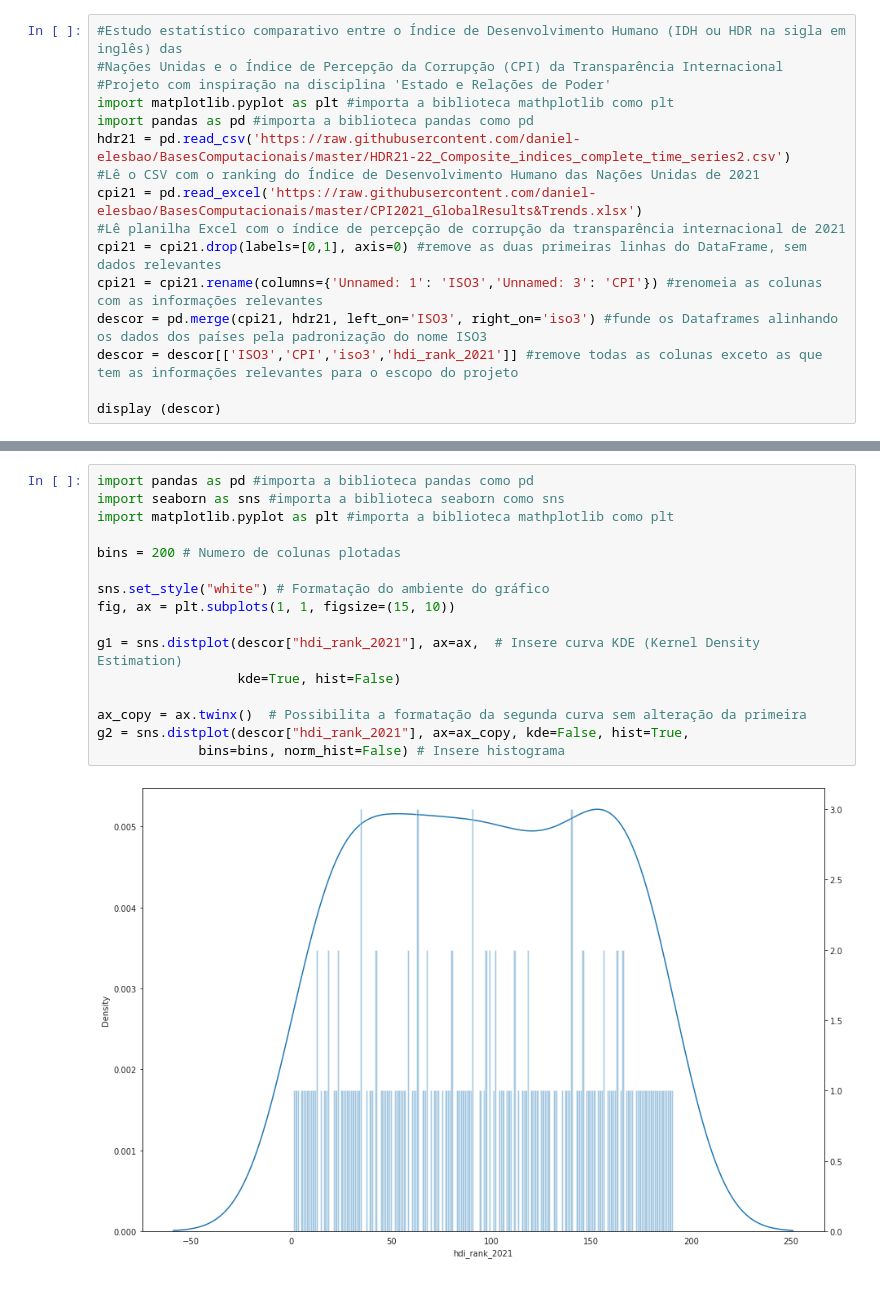
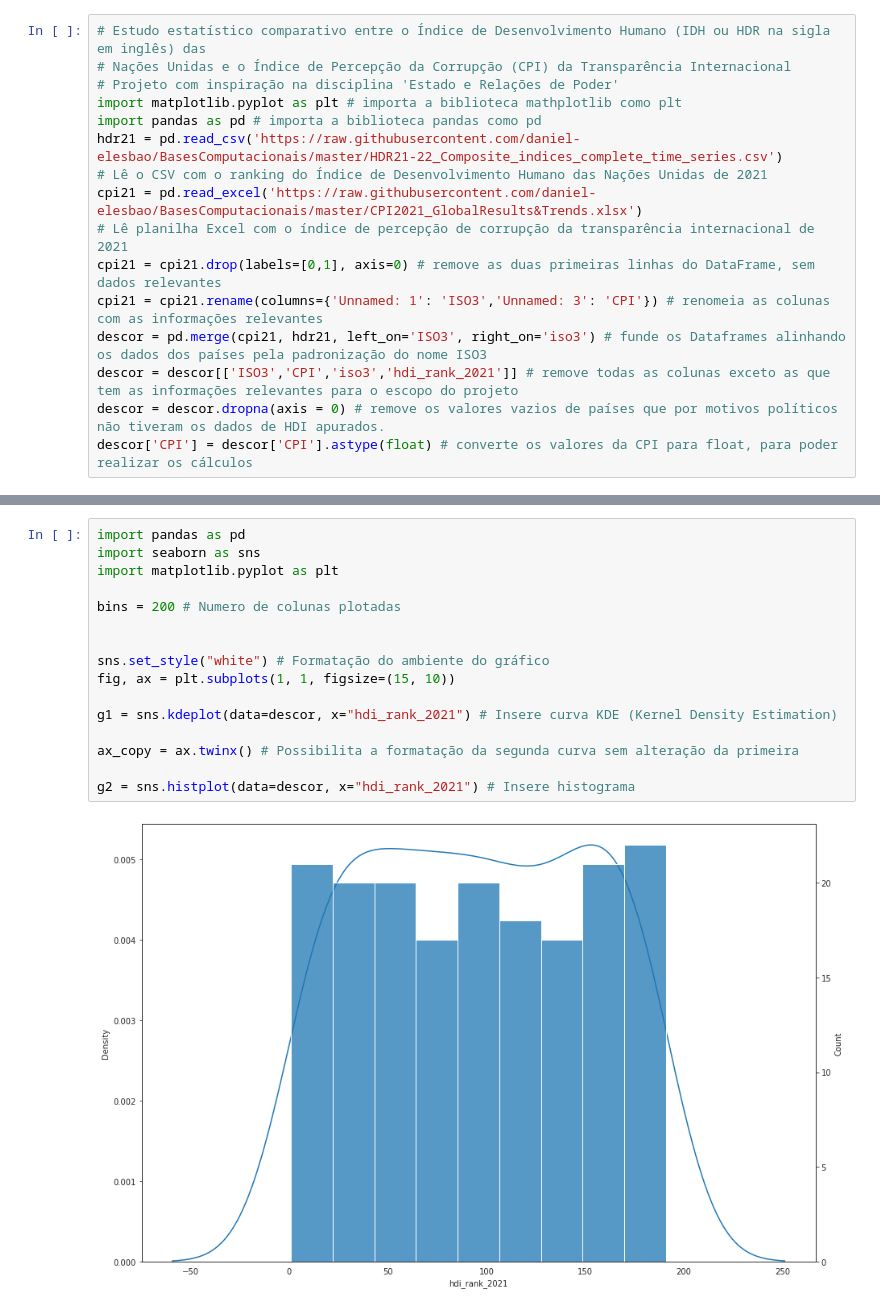
Before and after one commit to HarukiHenrike/BasesComputacionais, a Jupyter notebook: ProjetoBCCDanielZamboniElesbãoeLuizHenriquedaSilva.ipynb, the cells around one changed output, grey strips where cells are left out. Cells and saved outputs as stored; diff of their text form.

```diff
--- a/ProjetoBCCDanielZamboniElesbãoeLuizHenriquedaSilva.ipynb
+++ b/ProjetoBCCDanielZamboniElesbãoeLuizHenriquedaSilva.ipynb
@@ -10,16 +19,16 @@ Luiz Henrique da Silva - RA: 11202231412
 # %%
-#Estudo estatístico comparativo entre o Índice de Desenvolvimento Humano (IDH ou HDR na sigla em inglês) das
-#Nações Unidas e o Índice de Percepção da Corrupção (CPI) da Transparência Internacional
-#Projeto com inspiração na disciplina 'Estado e Relações de Poder'
-import matplotlib.pyplot as plt #importa a biblioteca mathplotlib como plt
-import pandas as pd #importa a biblioteca pandas como pd
-hdr21 = pd.read_csv('https://raw.githubusercontent.com/daniel-elesbao/BasesComputacionais/master/HDR21-22_Composite_indices_complete_time_series2.csv')
-#Lê o CSV com o ranking do Índice de Desenvolvimento Humano das Nações Unidas de 2021
+# Estudo estatístico comparativo entre o Índice de Desenvolvimento Humano (IDH ou HDR na sigla em inglês) das
+# Nações Unidas e o Índice de Percepção da Corrupção (CPI) da Transparência Internacional
+# Projeto com inspiração na disciplina 'Estado e Relações de Poder'
+import matplotlib.pyplot as plt # importa a biblioteca mathplotlib como plt
+import pandas as pd # importa a biblioteca pandas como pd
+hdr21 = pd.read_csv('https://raw.githubusercontent.com/daniel-elesbao/BasesComputacionais/master/HDR21-22_Composite_indices_complete_time_series.csv')
+# Lê o CSV com o ranking do Índice de Desenvolvimento Humano das Nações Unidas de 2021
 cpi21 = pd.read_excel('https://raw.githubusercontent.com/daniel-elesbao/BasesComputacionais/master/CPI2021_GlobalResults&Trends.xlsx')
-#Lê planilha Excel com o índice de percepção de corrupção da transparência internacional de 2021
-cpi21 = cpi21.drop(labels=[0,1], axis=0) #remove as duas primeiras linhas do DataFrame, sem dados relevantes
-cpi21 = cpi21.rename(columns={'Unnamed: 1': 'ISO3','Unnamed: 3': 'CPI'}) #renomeia as colunas com as informações relevantes
-descor = pd.merge(cpi21, hdr21, left_on='ISO3', right_on='iso3') #funde os Dataframes alinhando os dados dos países pela padronização do nome ISO3
-descor = descor[['ISO3','CPI','iso3','hdi_rank_2021']] #remove todas as colunas exceto as que tem as informações relevantes para o escopo do projeto
-
-display (descor)
+# Lê planilha Excel com o índice de percepção de corrupção da transparência internacional de 2021
+cpi21 = cpi21.drop(labels=[0,1], axis=0) # remove as duas primeiras linhas do DataFrame, sem dados relevantes
+cpi21 = cpi21.rename(columns={'Unnamed: 1': 'ISO3','Unnamed: 3': 'CPI'}) # renomeia as colunas com as informações relevantes
+descor = pd.merge(cpi21, hdr21, left_on='ISO3', right_on='iso3') # funde os Dataframes alinhando os dados dos países pela padronização do nome ISO3
+descor = descor[['ISO3','CPI','iso3','hdi_rank_2021']] # remove todas as colunas exceto as que tem as informações relevantes para o escopo do projeto
+descor = descor.dropna(axis = 0) # remove os valores vazios de países que por motivos políticos não tiveram os dados de HDI apurados.
+descor['CPI'] = descor['CPI'].astype(float) # converte os valores da CPI para float, para poder realizar os cálculos
@@ -84,18 +87,18 @@ g2 = sns.distplot(descor["CPI"], ax=ax_copy, kde=False, hist=True, # Insere hist
 # %%
-import pandas as pd #importa a biblioteca pandas como pd
-import seaborn as sns #importa a biblioteca seaborn como sns
-import matplotlib.pyplot as plt #importa a biblioteca mathplotlib como plt
+import pandas as pd
+import seaborn as sns
+import matplotlib.pyplot as plt
 
 bins = 200 # Numero de colunas plotadas
+
 
 sns.set_style("white") # Formatação do ambiente do gráfico
 fig, ax = plt.subplots(1, 1, figsize=(15, 10))
 
-g1 = sns.distplot(descor["hdi_rank_2021"], ax=ax,  # Insere curva KDE (Kernel Density Estimation)
-                  kde=True, hist=False)
+g1 = sns.kdeplot(data=descor, x="hdi_rank_2021") # Insere curva KDE (Kernel Density Estimation)
 
-ax_copy = ax.twinx()  # Possibilita a formatação da segunda curva sem alteração da primeira
-g2 = sns.distplot(descor["hdi_rank_2021"], ax=ax_copy, kde=False, hist=True,
-             bins=bins, norm_hist=False) # Insere histograma
+ax_copy = ax.twinx() # Possibilita a formatação da segunda curva sem alteração da primeira
+
+g2 = sns.histplot(data=descor, x="hdi_rank_2021") # Insere histograma
 # %% [output]
-[figure, old version]
+[figure, new version]
```
Also changed, not shown: parts of 6 cells of this notebook.
